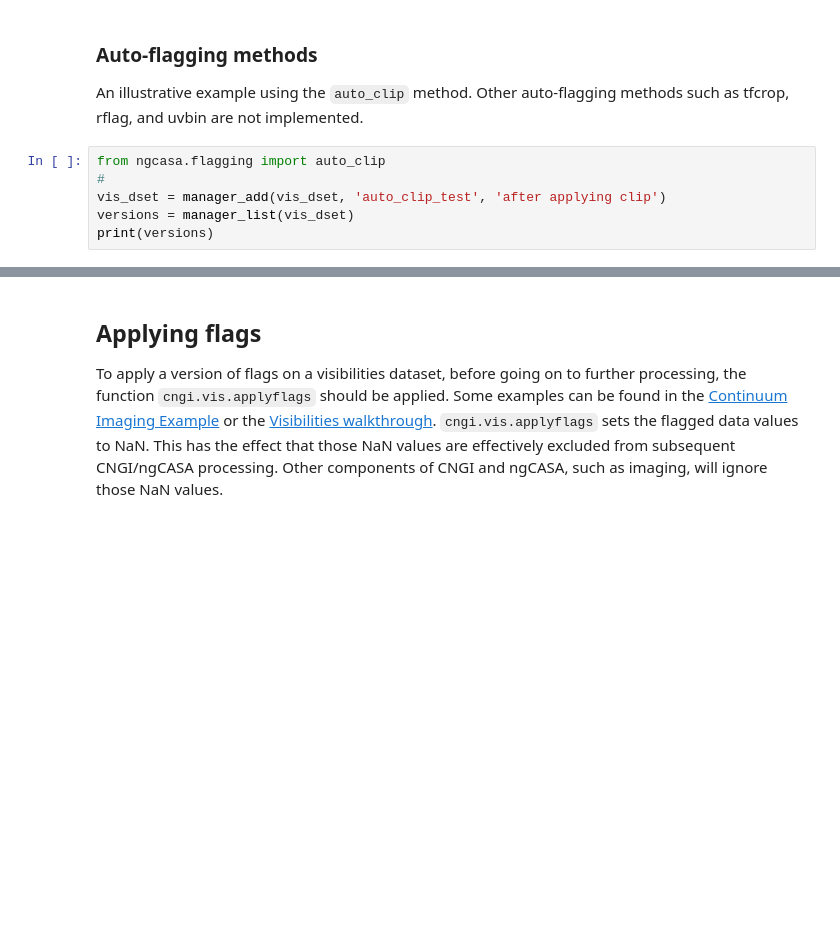
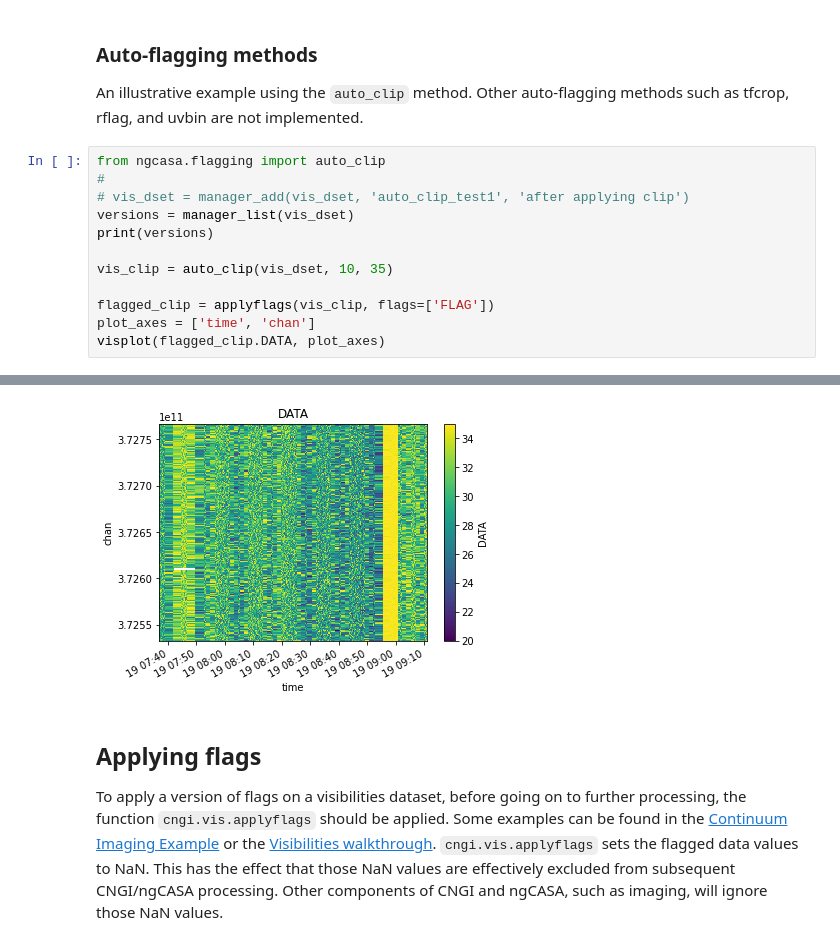
Before and after one commit to casangi/cngi_prototype, a Jupyter notebook: docs/flagging.ipynb, the cells around one changed output, grey strips where cells are left out. Drawn from its saved outputs; the diff is of its cells as text; blank space fills up the shorter version.

```diff
--- a/docs/flagging.ipynb
+++ b/docs/flagging.ipynb
@@ -239,7 +239,13 @@ An illustrative example using the `auto_clip` method. Other auto-flagging method
 # %%
 from ngcasa.flagging import auto_clip
 #
-vis_dset = manager_add(vis_dset, 'auto_clip_test', 'after applying clip')
+# vis_dset = manager_add(vis_dset, 'auto_clip_test1', 'after applying clip')
 versions = manager_list(vis_dset)
 print(versions)
+
+vis_clip = auto_clip(vis_dset, 10, 35)
+
+flagged_clip = applyflags(vis_clip, flags=['FLAG'])
+plot_axes = ['time', 'chan']
+visplot(flagged_clip.DATA, plot_axes)
 # %% [output]
@@ -252,3 +258,4 @@ print(versions)
+[figure, added]
 # %% [markdown]
 ## Applying flags
 To apply a version of flags on a visibilities dataset, before going on to further processing, the function `cngi.vis.applyflags` should be applied. Some examples can be found in the [Continuum Imaging Example](imaging/continuum_imaging_example.ipynb) or the [Visibilities walkthrough](visibilities.ipynb). `cngi.vis.applyflags` sets the flagged data values to NaN. This has the effect that those NaN values are effectively excluded from subsequent CNGI/ngCASA processing. Other components of CNGI and ngCASA, such as imaging, will ignore those NaN values.
```
Also changed, not shown: parts of 1 cell of this notebook.
